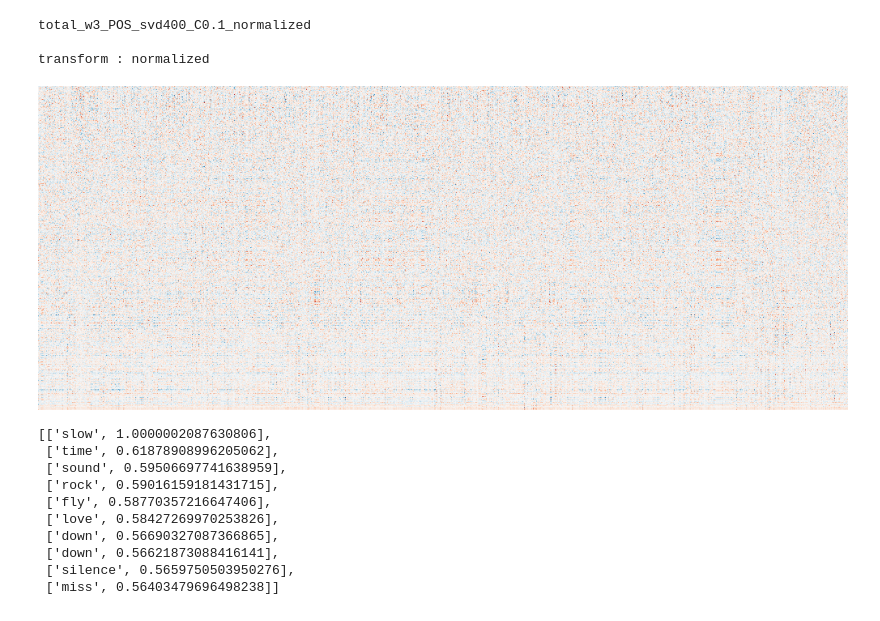
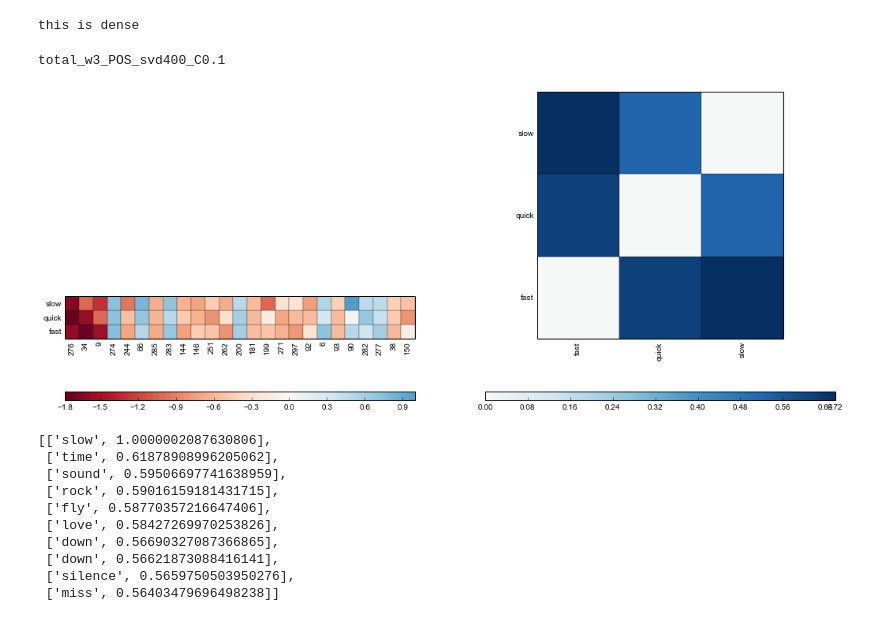
Before and after one commit to undertherain/vsmlib, a Jupyter notebook: python/matrices.ipynb, the cells around one changed output. Drawn from its saved outputs; the diff is of its cells as text; code cells hidden in the pictures.

Commit message:
glove to model, legend to viz_vectors

```diff
--- a/python/matrices.ipynb
+++ b/python/matrices.ipynb
@@ -44,33 +44,37 @@ if socket.gethostname()=="ashtree":  dir_root="/mnt/work/nlp_scratch/BNC_w1"
 if socket.gethostname()=="rc017.m.gsic.titech.ac.jp":  dir_root="/home/blackbird/data/scratch/brown"
 # %%
 #m=load_from_dir("/storage/scratch/brown_svd300")
+imp.reload(vsmlib.visualize)
+
 models=[]
-m=vsmlib.model.load_from_dir("/mnt/work/nlp_scratch/total_w3_POS_svd400_C0.1")
+svd=vsmlib.model.load_from_dir("/mnt/work/nlp_scratch/total_w3_POS_svd400_C0.1")
+#glove=vsmlib.model.load_from_dir("/mnt/work/nlp_scratch/glove")
+
 #m=vsmlib.model.load_from_dir("/storage/scratch/_w2v")
 #print(m.vocabulary.get_id("apple"))
 #m.vocabulary.get_word_by_id(3241)
+# %% [output]
+this is dense
 # %%
 #m.clip_negatives()
-m.normalize()
+m = svd;
+#m.normalize()
 print(m.name)
 print(m.provenance)
 #m.vocabulary.lst_words
 # %% [output]
-total_w3_POS_svd400_C0.1_normalized
-
-transform : normalized
+total_w3_POS_svd400_C0.1
 # %%
-imp.reload(vsmlib.visualize)
 #words_of_interest=["germany","berlin","japan","tokyo"]
 #words_of_interest=["fast","quick","rapid", "swift", "slow","sluggish", "delayed","apple"]
 words_of_interest=["fast","quick","slow"]
-#draw_features_and_similarity(m,words_of_interest)
+draw_features_and_similarity(m,words_of_interest)
 #draw_features(m,words_of_interest,num_features=40)
 
-plotvectors(m)
+#plotvectors(m)
 #print(1)
 # %% [output]
-[figure, old version]
+[figure, new version]
 # %%
 m.get_most_similar_words("slow")
 # %% [output]
```
Also changed, not shown: parts of 6 cells of this notebook, 2 other files.
